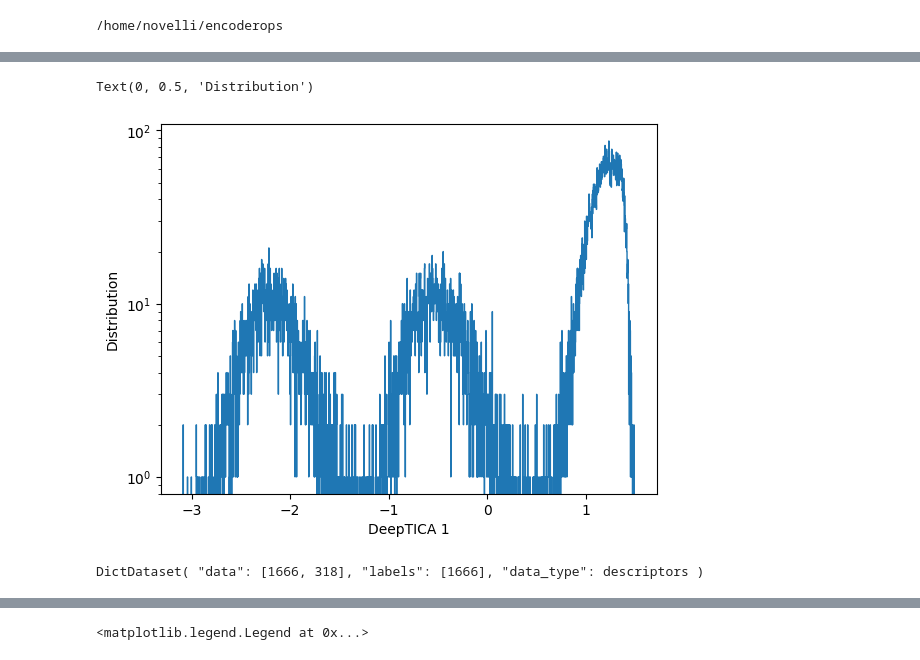
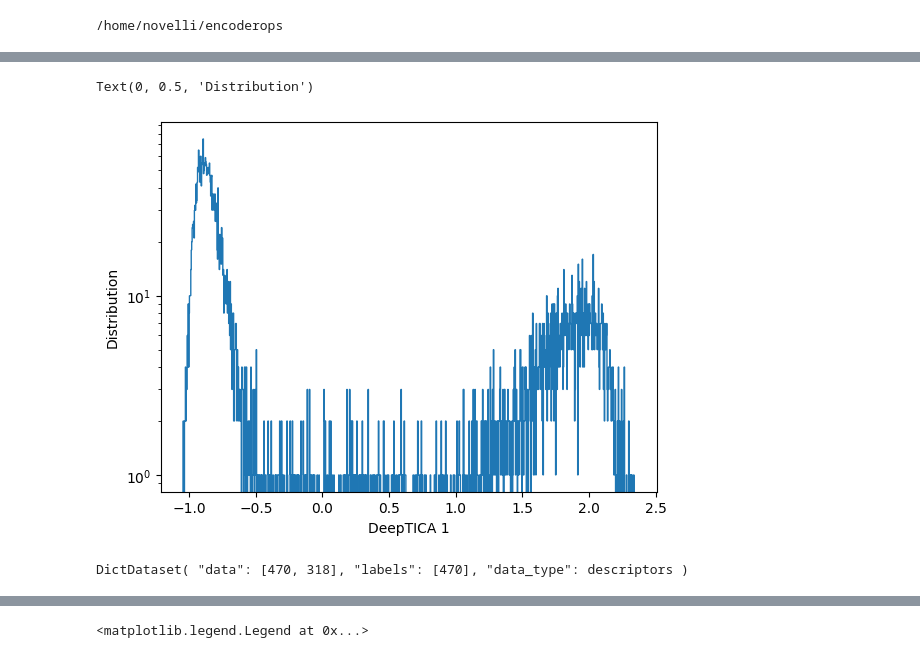
Before and after one commit to pietronvll/encoderops, a Jupyter notebook: analysis/scratch.ipynb, the cells around one changed output, grey strips where cells are left out. Saved outputs shown, nothing was run; the diff lists cells and outputs as text; code cells hidden in the pictures.

Commit message:
More reasonable results

```diff
--- a/analysis/scratch.ipynb
+++ b/analysis/scratch.ipynb
@@ -147,7 +147,7 @@ def descriptors(protein_id: str, sample_idxs: list[int] | None, descriptors=['di
 # %%
 protein_id = "CLN025"
 
-run_id = "usicb76u"
+run_id = "z5wou0da"
 subsample = 0.04
 
 model, results = load_run(run_id, protein_id, subsample=subsample)
@@ -176,14 +176,14 @@ traj, desc_df, feats_info = descriptors(protein_id, sample_idxs=results['sample_
 # %%
 fig, ax = plt.subplots()
 mask = results['r_fun'][:, 0].real > 0
-eigfun = results['r_fun'][:, 1].real
-ax.hist(eigfun[mask],bins=2000,histtype='step')
+eigfun = results['r_fun'][:, 2].real
+ax.hist(eigfun[mask],bins=1000,histtype='step')
 ax.set_yscale('log')
 ax.set_xlabel('DeepTICA 1')
 ax.set_ylabel('Distribution')
 # %% [output]
 Text(0, 0.5, 'Distribution')
-[figure, old version]
+[figure, new version]
 # %%
 from mlcolvar.data import DictDataset
 df = desc_df.copy()
@@ -191,7 +191,7 @@ labels = np.zeros(len(df))
 # State 1
 labels[np.argwhere(np.logical_and(eigfun < 0, mask))] = 1
 # State 2
-labels[np.argwhere(np.logical_and(eigfun > 0.5, mask))] = 2
+labels[np.argwhere(np.logical_and(eigfun > 0, mask))] = 2
 
 
 df['labels'] = labels
@@ -221,7 +221,7 @@ dataset = DictDataset(dict(data=X,labels=y))
 dataset.feature_names = feat_names
 dataset
 # %% [output]
-DictDataset( "data": [1666, 318], "labels": [1666], "data_type": descriptors )
+DictDataset( "data": [470, 318], "labels": [470], "data_type": descriptors )
 # %%
 from mlcolvar.explain.lasso import SparsityScoring, plot_lasso_classification
 from sklearn.preprocessing import StandardScaler
```
Also changed, not shown: parts of 9 cells of this notebook.
